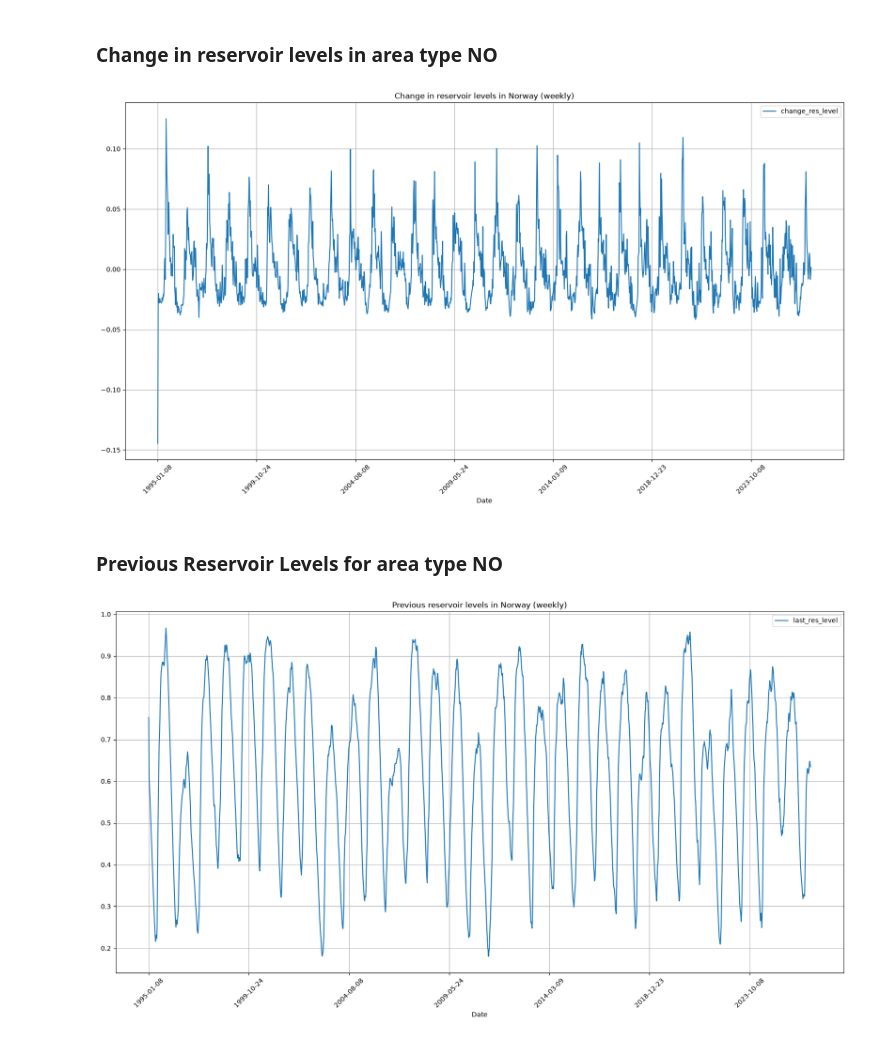
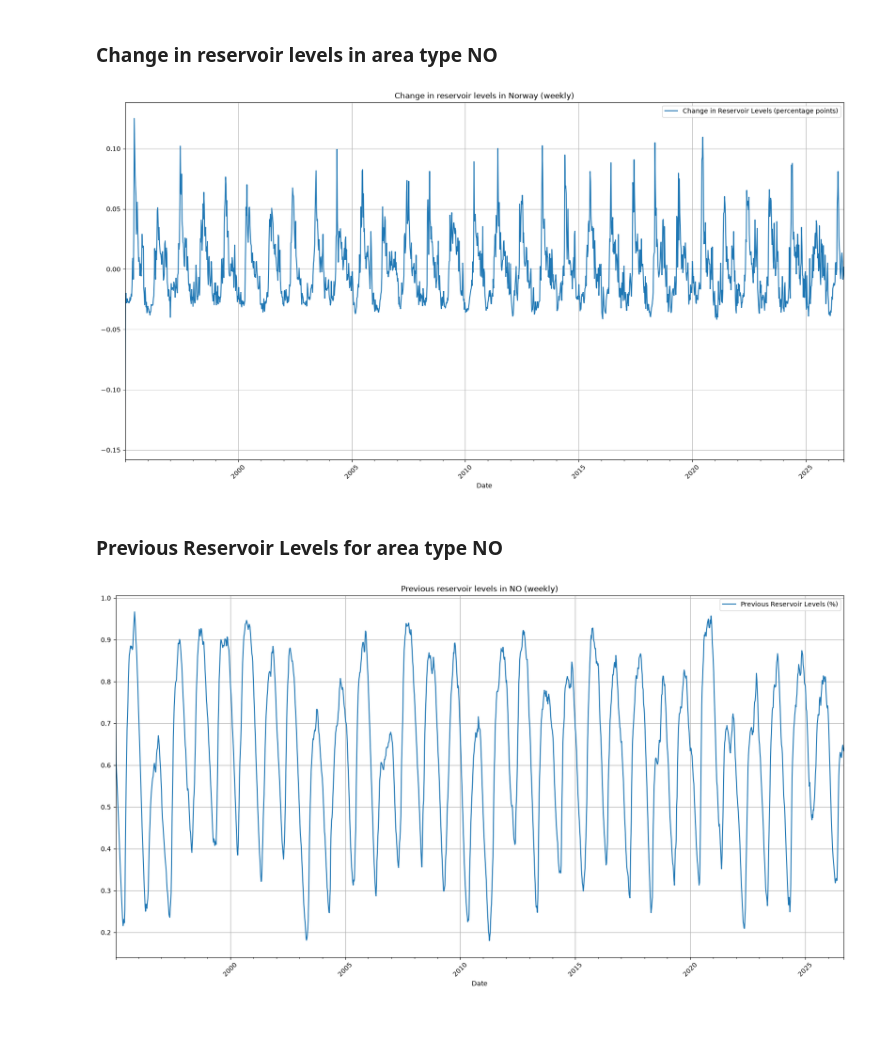
Before and after one commit to MagnusFrantsen/IND320-MagnusFrantsen, a Jupyter notebook: D2Dbook/Assignment 1.ipynb, the cells around one changed output. Saved outputs shown, nothing was run; the diff lists cells and outputs as text; code cells hidden in the pictures.

```diff
--- a/D2Dbook/Assignment 1.ipynb
+++ b/D2Dbook/Assignment 1.ipynb
@@ -21,14 +93,15 @@ import pandas as pd
 df = pd.read_csv("data/reservoirs.csv", header = 0)
 df.columns = ['Date', 'area_type','area_nr', 'iso_year', 'iso_week',
               'res_level', 'capacity_TWh', 'res_level_TWh',
-              'next_publish_date', 'last_res_level', 'change_res_level']
+              'next_publish_date', 'prev_res_level', 'change_res_level']
 # print(df.head()[0:4]) checked that data is read correctly
 
 # Sorting the dataframe by date in ascending order
 df = df.sort_values(by=['Date'], ascending=True)
+df['Date'] = pd.to_datetime(df['Date'])
 
 # Displaying the first 20 rows of the dataframe sorted by date
-# .to_string() is used to print the entire row without truncation (have everything in one line)
+# .to_string() is used to print the entire rows without truncation (have everything in one line)
 print(df.head(20).to_string())
 
 # Confirming that df is still a pandas dataframe after the sorting operation and printing
@@ -84,36 +195,46 @@ plt.show()
 ### Change in reservoir levels in area type NO
 # %%
 # Plotting the change in reservoir levels in area_type NO over time
-subset_2 = df[df['area_type'] == 'NO'] # Creating a subset of the dataframe for area_type NO
+subset_3 = df[df['area_type'] == 'NO'] # Creating a subset of the dataframe for area_type NO
 
 # Plotting the change in reservoir levels in area_type NO over time with instructions for figure size, title, x- and y-labels, and legend
-subset_2.plot(x='Date',
+ax3 = subset_3.plot(x='Date',
               y='change_res_level',
               kind='line',
               title='Change in reservoir levels in Norway (weekly)',
               figsize=(20,10),
               rot=45,
               grid=True)
+
+# Renaming the legend to be easier to understand
+ax3.legend(['Change in Reservoir Levels (percentage points)'])
 # Making sure the plot is displayed
 plt.show()
 # %% [output]
-[figure, old version]
+[figure, new version]
 # %% [markdown]
 ### Previous Reservoir Levels for area type NO
 # %%
 # Plotting the reservoir levels in NO over time
-subset_3 = df[df['area_type'] == 'NO'] # Creating a subset of the dataframe for previous reservoir levels in area_type NO over time
 
-# Plotting the previous reservoir levels in area_type NO over time with instructions for figure size, title, grid, x- and y-labels (rotation for x-labels), and legend
-subset_3.plot(x = 'Date',
-              y = 'last_res_level',
+# Creating a subset of the dataframe for previous reservoir levels in area_type NO over time
+subset_4 = df[df['area_type'] == 'NO']
+
+# Creating an Axes object plotting the previous reservoir levels in area_type NO over time
+# with instructions for figure size, title, grid, x- and y-labels (rotation for x-labels), and legend
+ax4 = subset_4.plot(x = 'Date',
+              y = 'prev_res_level',
               kind = 'line',
-              title = 'Previous reservoir levels in Norway (weekly)',
+              title = 'Previous reservoir levels in NO (weekly)',
               figsize = (20,10),
               rot = 45,
-              grid = True)
+              grid = True,
+              legend=True)
+
+# Renaming the legend
+ax4.legend(['Previous Reservoir Levels (%)'])
 
 # Making sure the plot is displayed
 plt.show()
 # %% [output]
-[figure, old version]
+[figure, new version]
```
Also changed, not shown: parts of 12 cells of this notebook, 3 other files.
